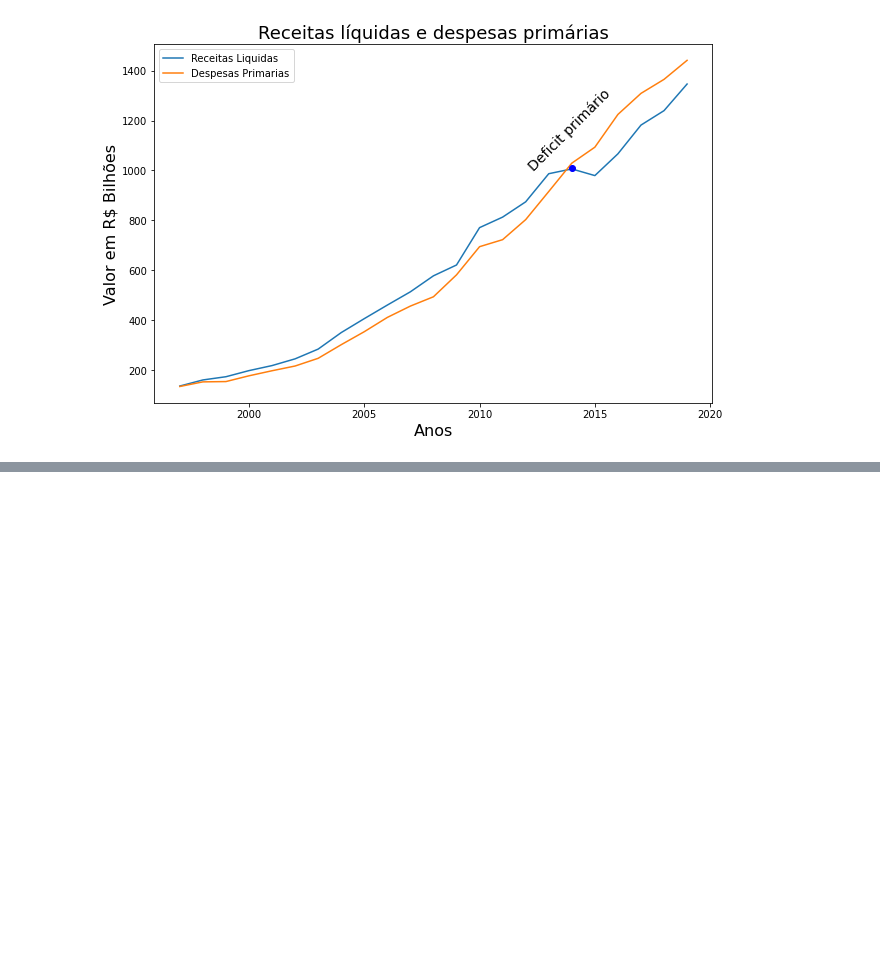
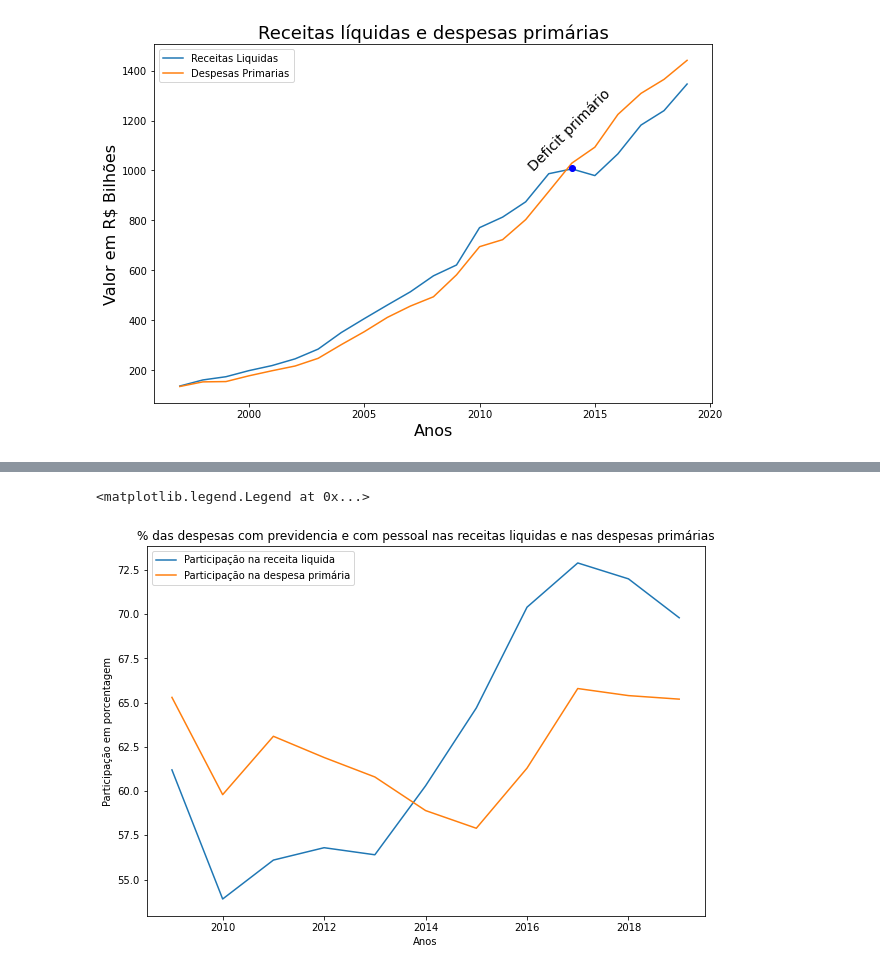
Before and after one commit to jp-data/template_portfolio, a Jupyter notebook: Previdência_social_brasileira.ipynb, the cells around one changed output, grey strips where cells are left out. Saved outputs shown, nothing was run; the diff lists cells and outputs as text; code cells hidden in the pictures; blank space fills up the shorter version.

```diff
--- a/Previdência_social_brasileira.ipynb
+++ b/Previdência_social_brasileira.ipynb
@@ -360,0 +415,11 @@ DIante desse cenário, o que você faria ?
+# %%
+previdencia_pessoal_porcentagem= pd.DataFrame(columns=['ano','receita_liquida','despesa_primaria'])
+
+
+previdencia_pessoal_porcentagem.receita_liquida= ((df_valores_reais.Despesa_previdencia + df_valores_reais.Despesa_pessoal)/
+                                                  df_valores_reais.Receita_liquida).apply(format_decimal)
+
+
+previdencia_pessoal_porcentagem.despesa_primaria= ((df_valores_reais.Despesa_previdencia + df_valores_reais.Despesa_pessoal)/
+                                                   df_valores_reais.Despesa_primaria).apply(format_decimal)
+previdencia_pessoal_porcentagem.ano= df_valores_reais.Ano
@@ -360,0 +446,19 @@ DIante desse cenário, o que você faria ?
+# %%
+previdencia_pessoal_porcentagem.receita_liquida= previdencia_pessoal_porcentagem.receita_liquida.astype(float)
+previdencia_pessoal_porcentagem.despesa_primaria= previdencia_pessoal_porcentagem.despesa_primaria.astype(float)
+# %%
+x= previdencia_pessoal_porcentagem.ano[12:23]
+y1= (previdencia_pessoal_porcentagem.receita_liquida[12:23])*100
+y2= (previdencia_pessoal_porcentagem.despesa_primaria[12:23])*100
+
+figura= plt.figure(figsize=(10,6.8))
+figura= plt.plot(x, y1, label= 'Participação na receita liquida')
+figura= plt.plot(x, y2, label= 'Participação na despesa primária')
+
+plt.title('% das despesas com previdencia e com pessoal nas receitas liquidas e nas despesas primárias')
+plt.xlabel('Anos')
+plt.ylabel('Participação em porcentagem')
+plt.legend()
+# %% [output]
+<matplotlib.legend.Legend at 0x...>
+[figure, added]
```
Also changed, not shown: parts of 11 cells of this notebook.
